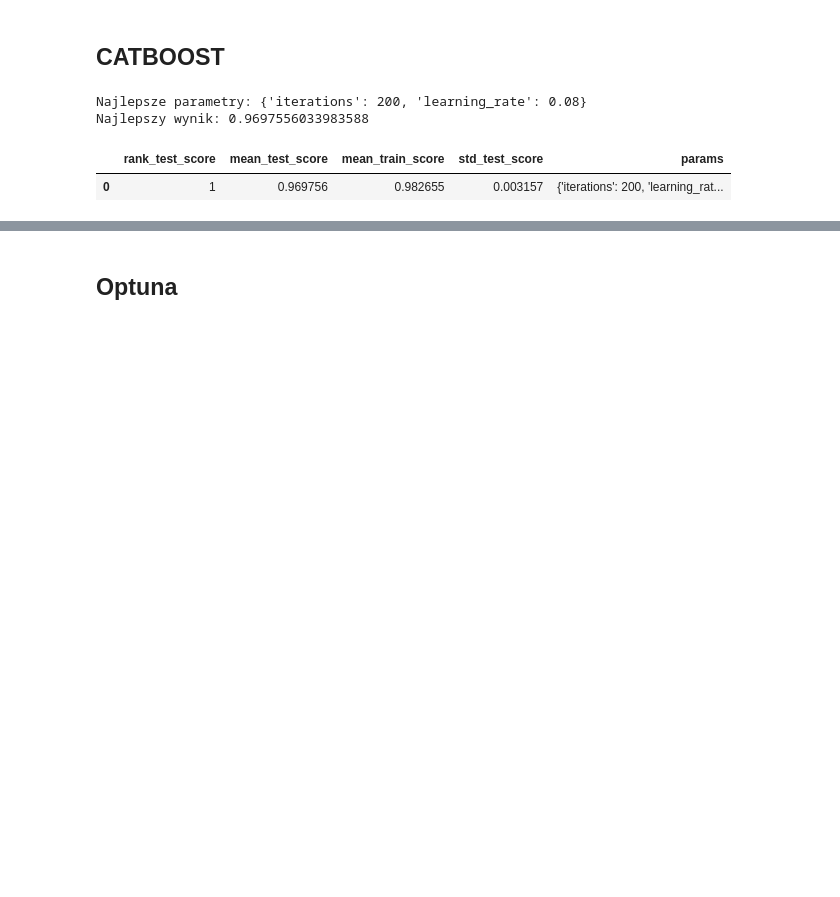
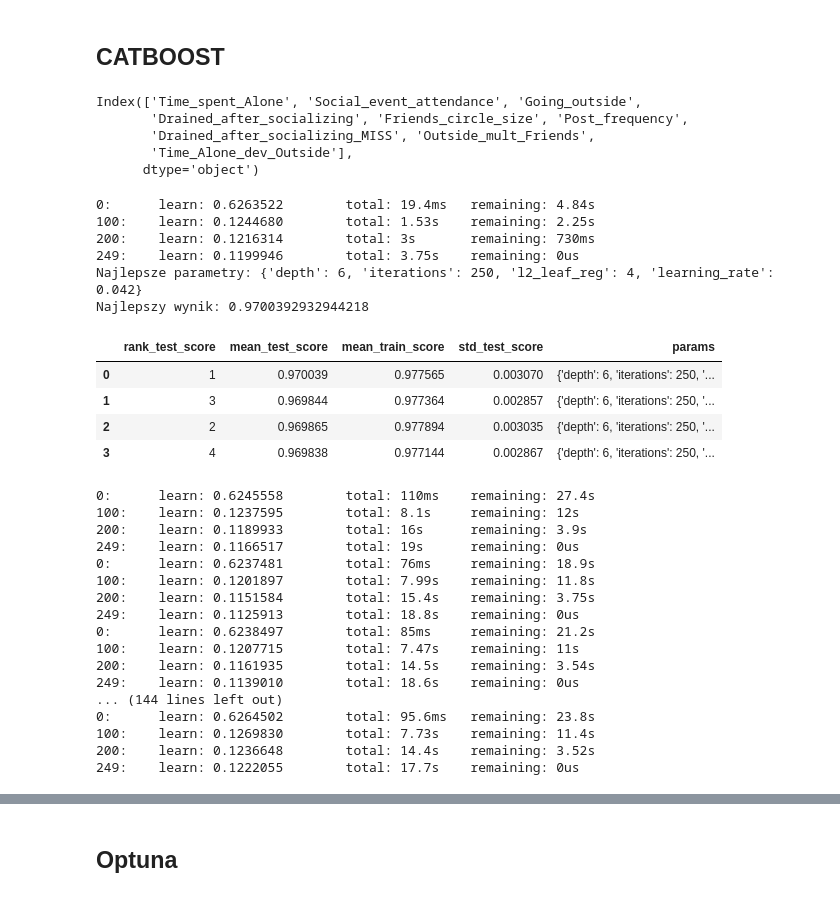
Before and after one commit to PiotrPieciak/LEARN_06_KAGGLE_Predict_Introverts, a Jupyter notebook: notebooks/02_Introverts_and_extroverts_ML_experiments.ipynb, the cells around one changed output, grey strips where cells are left out. Cells and saved outputs as stored; diff of their text form; code cells hidden in the pictures; blank space fills up the shorter version.

```diff
--- a/notebooks/02_Introverts_and_extroverts_ML_experiments.ipynb
+++ b/notebooks/02_Introverts_and_extroverts_ML_experiments.ipynb
@@ -35,14 +35,3 @@ cols_to_convert = ['Time_spent_Alone', 'Social_event_attendance','Going_outside'
 train_df[cols_to_convert] = train_df[cols_to_convert].astype('Int64')
 # %% [markdown]
 ### Tworzenie Flag dla brakujących danych i jednej kolumny sumującej braki
-# %%
-excluded_cols = ['id', 'Personality']
-all_columns = train_df.columns
-# Przetwarzanie pozostałych kolumn
-for col in all_columns:
-    if col not in excluded_cols:
-        train_df[col + '_MISS'] = train_df[col].notna().astype(int)
-# %%
-columns = ['Time_spent_Alone_MISS','Stage_fear_MISS', 'Social_event_attendance_MISS', 'Going_outside_MISS','Drained_after_socializing_MISS',
-           'Friends_circle_size_MISS','Post_frequency_MISS']
-train_df['not_MISS_total'] = train_df[columns].sum(axis=1)
@@ -150,6 +150,8 @@ train_df[cat_cols]=train_df[cat_cols].astype('Int64')
 
 columns = ['Time_spent_Alone', 'Social_event_attendance', 'Going_outside', 'Friends_circle_size','Post_frequency']
 train_df[columns]=train_df[columns].round().astype(int)
+# %%
+train_df['Drained_after_socializing' + '_MISS'] = train_df['Drained_after_socializing'].notna().astype(int)
 # %%
 # Uzupełnienie danych Yes - Yes // No- No
 train_df['Stage_fear'] = train_df['Stage_fear'].mask(train_df['Stage_fear'].isna() & train_df['Drained_after_socializing']
@@ -188,62 +228,92 @@ Missing     1893
 Name: count, dtype: int64
 # %% [markdown]
 ## CATBOOST
+# %%
+X.columns
+# %% [output]
+Index(['Time_spent_Alone', 'Social_event_attendance', 'Going_outside',
+       'Drained_after_socializing', 'Friends_circle_size', 'Post_frequency',
+       'Drained_after_socializing_MISS', 'Outside_mult_Friends',
+       'Time_Alone_dev_Outside'],
+      dtype='object')
 # %%
-X=train_df.drop(['id','Personality'], axis=1).copy()
+X=train_df.drop(['id','Personality','Stage_fear'], axis=1).copy()
 y=train_df['Personality'].copy()
 # %%
-
-
-cat_features = ['Stage_fear','Drained_after_socializing']#,'Time_spent_Alone_MISS','Stage_fear_MISS','Social_event_attendance_MISS',
+cat_features = ['Drained_after_socializing', 'Outside_mult_Friends', 'Time_Alone_dev_Outside', 'Drained_after_socializing_MISS']#,'Time_spent_Alone_MISS','Stage_fear_MISS','Social_event_attendance_MISS',
             #    'Going_outside_MISS','Drained_after_socializing_MISS','Friends_circle_size_MISS','Post_frequency_MISS','not_MISS_total',
-            #   'Time_Alone_dev_Outside', 'Outside_mult_Friends', 'Social_dev_Post'] #,'Social_dev_Post',
+            #   'Time_Alone_dev_Outside', 'Outside_mult_Friends', 'Social_dev_Post'] #,'Social_dev_Post','Stage_fear',Drained_after_socializing
+#
 # 1. Inicjalizacja modelu (bez uczenia, bez pipeline'u)Time_Alone_dev_Outside
-model = CatBoostClassifier(random_seed=42,verbose=0, cat_features=cat_features)  # verbose=0 żeby nie spamował
-
+model = CatBoostClassifier(random_seed=42,verbose=100, cat_features=cat_features)  # verbose=0 żeby nie spamował
 
 cv = StratifiedKFold(n_splits=5, shuffle=True, random_state=42)
 
 # 2. Zbiór parametrów do przeszukania
 param_grid = {
-    'learning_rate': [ 0.08],#, 0.05, 0.1],
-    # 'depth': [ 6],#, 8],
-    # 'l2_leaf_reg': [1],#, 3],
-    'iterations': [ 200], #opt 200
+    'learning_rate': [  0.042],#, 0.05, 0.1],
+    'depth': [ 6],#, 8],
+    #'l2_leaf_reg': [4,5,3,6],#, 3],
+    'iterations': [  250], #opt 200
 #    'auto_class_weights': ['SqrtBalanced'] #'Balanced', 'None',
 }
 
 # 3. GridSearchCV (tu możesz dodać scoring, cv, n_jobs itd.)
 grid_search = GridSearchCV(
     estimator=model,
     param_grid=param_grid,
     scoring='roc_auc',       # lub 'roc_auc', 'f1', zależnie od problemu
     cv=cv,                      # 5-fold cross-validation
     n_jobs=-1,                 # pełne równoległe obciążenie CPU
     return_train_score=True
 )
 
 # 4. Dopasowanie do danych (X to features, y to target)
 grid_search.fit(X, y)
 
 # 5. Wyniki
 print("Najlepsze parametry:", grid_search.best_params_)
 print("Najlepszy wynik:", grid_search.best_score_)
 
 best_model = grid_search.best_estimator_
 
 # Ponowne fitowanie z cat_features
 #best_model.set_params(cat_features=cat_features)
 #best_model.fit(train_df.drop(['id','Personality'], axis=1), train_df['Personality'])
 eval_pool = Pool(X, y, cat_features=cat_features)
 importances = best_model.get_feature_importance(eval_pool)
 
 res_df = pd.DataFrame(grid_search.cv_results_)
 res_df[['rank_test_score','mean_test_score','mean_train_score','std_test_score','params']]
 # %% [output]
-Najlepsze parametry: {'iterations': 200, 'learning_rate': 0.08}
-Najlepszy wynik: 0.9697556033983588
+0:      learn: 0.6263522        total: 19.4ms   remaining: 4.84s
+100:    learn: 0.1244680        total: 1.53s    remaining: 2.25s
+200:    learn: 0.1216314        total: 3s       remaining: 730ms
+249:    learn: 0.1199946        total: 3.75s    remaining: 0us
+Najlepsze parametry: {'depth': 6, 'iterations': 250, 'l2_leaf_reg': 4, 'learning_rate': 0.042}
+Najlepszy wynik: 0.9700392932944218
 |  | rank_test_score | mean_test_score | mean_train_score | std_test_score | params |
-| 0 | 1 | 0.969756 | 0.982655 | 0.003157 | {'iterations': 200, 'learning_rat... |
+| 0 | 1 | 0.970039 | 0.977565 | 0.003070 | {'depth': 6, 'iterations': 250, '... |
+| 1 | 3 | 0.969844 | 0.977364 | 0.002857 | {'depth': 6, 'iterations': 250, '... |
+| 2 | 2 | 0.969865 | 0.977894 | 0.003035 | {'depth': 6, 'iterations': 250, '... |
+| 3 | 4 | 0.969838 | 0.977144 | 0.002867 | {'depth': 6, 'iterations': 250, '... |
+0:      learn: 0.6245558        total: 110ms    remaining: 27.4s
+100:    learn: 0.1237595        total: 8.1s     remaining: 12s
+200:    learn: 0.1189933        total: 16s      remaining: 3.9s
+249:    learn: 0.1166517        total: 19s      remaining: 0us
+0:      learn: 0.6237481        total: 76ms     remaining: 18.9s
+100:    learn: 0.1201897        total: 7.99s    remaining: 11.8s
+200:    learn: 0.1151584        total: 15.4s    remaining: 3.75s
+249:    learn: 0.1125913        total: 18.8s    remaining: 0us
+0:      learn: 0.6238497        total: 85ms     remaining: 21.2s
+100:    learn: 0.1207715        total: 7.47s    remaining: 11s
+200:    learn: 0.1161935        total: 14.5s    remaining: 3.54s
+249:    learn: 0.1139010        total: 18.6s    remaining: 0us
+... (144 lines left out)
+0:      learn: 0.6264502        total: 95.6ms   remaining: 23.8s
+100:    learn: 0.1269830        total: 7.73s    remaining: 11.4s
+200:    learn: 0.1236648        total: 14.4s    remaining: 3.52s
+249:    learn: 0.1222055        total: 17.7s    remaining: 0us
 # %%
 
 # Wyciągnięcie ważności cech
```
Also changed, not shown: parts of 13 cells of this notebook.
